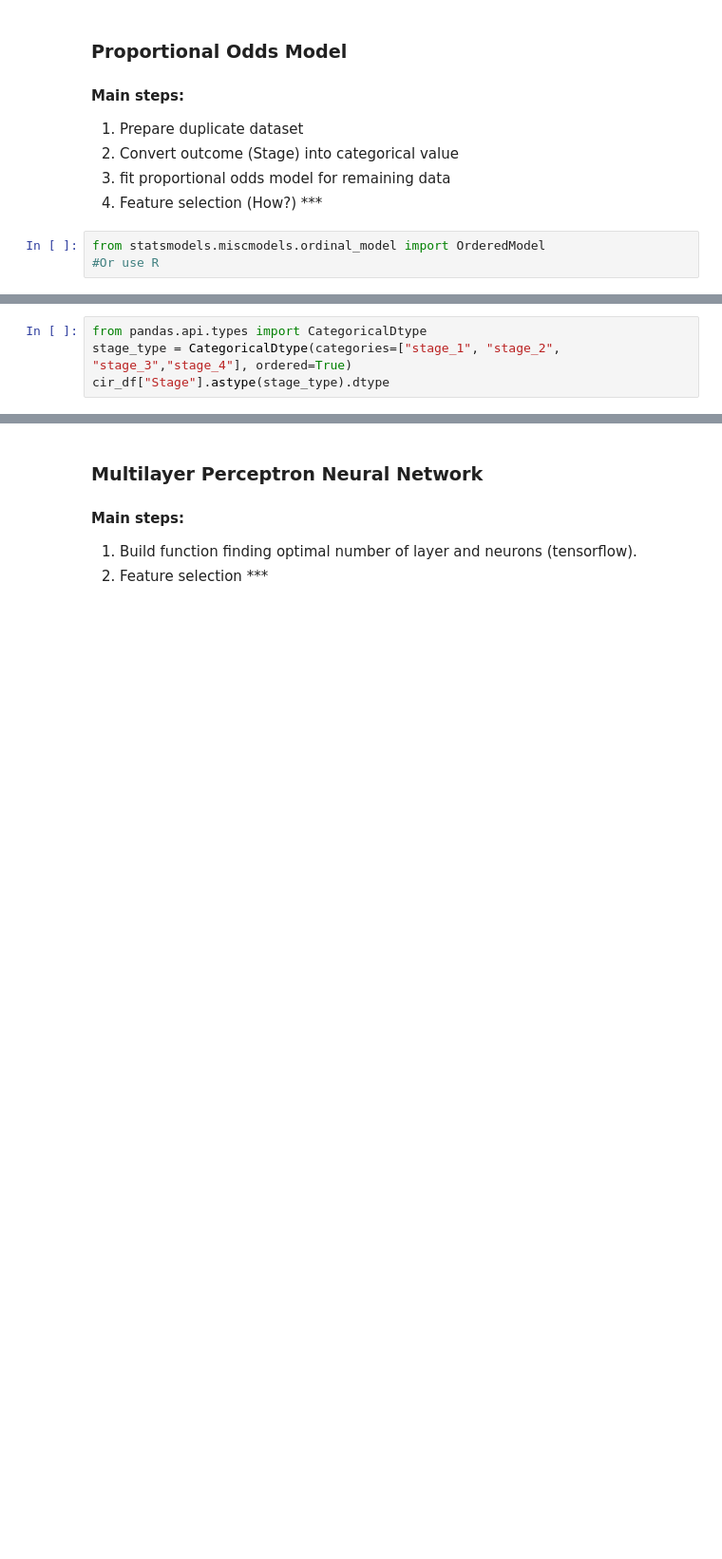
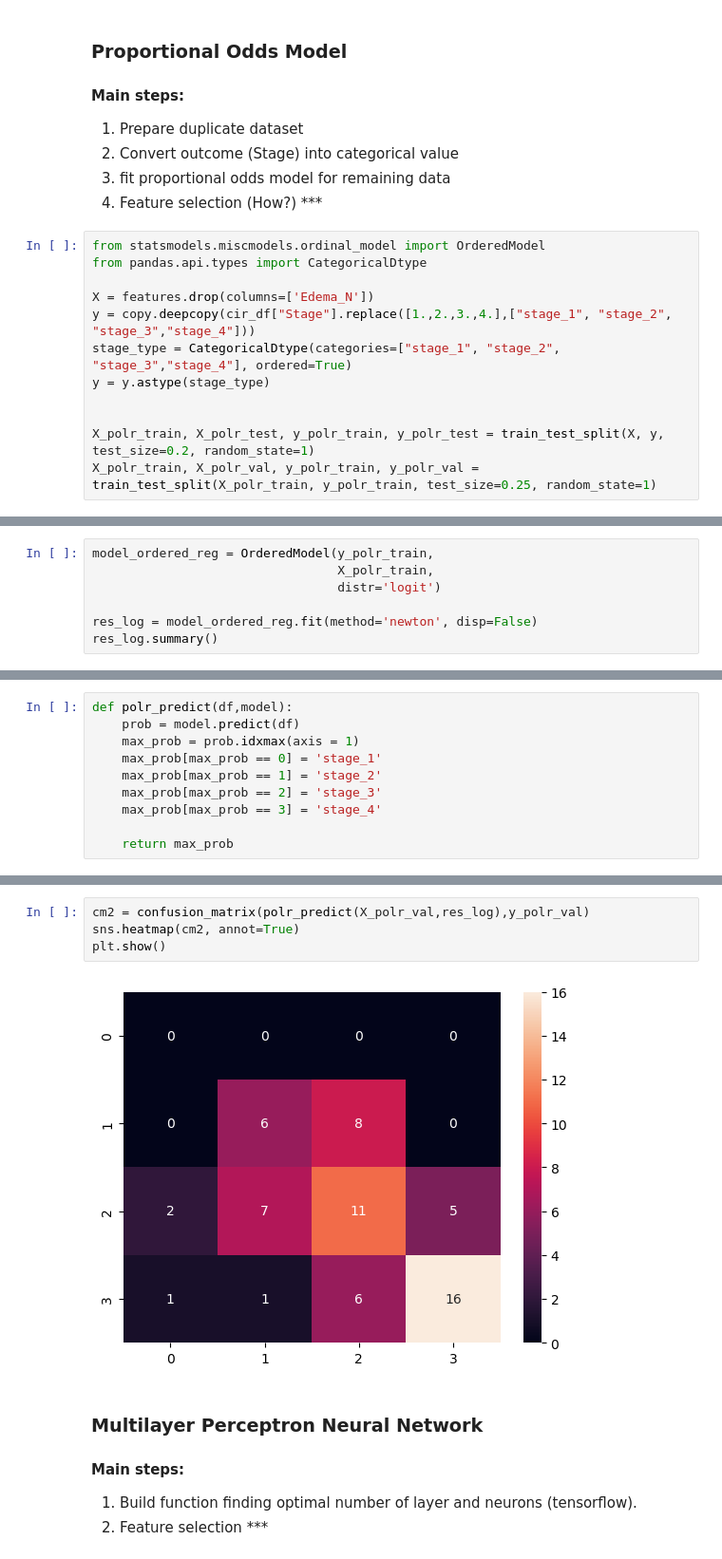
Before and after one commit to YixuanJiao04/Breast-Cancer-Classification, a Jupyter notebook: Liver-Cirhosis-Prediction.ipynb, the cells around one changed output, grey strips where cells are left out. Shown: that part at 95% size. Cells and saved outputs as stored; diff of their text form; blank space fills up the shorter version.

```diff
--- a/Liver-Cirhosis-Prediction.ipynb
+++ b/Liver-Cirhosis-Prediction.ipynb
@@ -119,4 +245,13 @@ cir_df = cir_df.drop(columns = ['Status','N_Days'])
 3. Feature selection (How?) ***
 # %%
 from statsmodels.miscmodels.ordinal_model import OrderedModel
-#Or use R
+from pandas.api.types import CategoricalDtype
+
+X = features.drop(columns=['Edema_N'])
+y = copy.deepcopy(cir_df["Stage"].replace([1.,2.,3.,4.],["stage_1", "stage_2", "stage_3","stage_4"]))
+stage_type = CategoricalDtype(categories=["stage_1", "stage_2", "stage_3","stage_4"], ordered=True)
+y = y.astype(stage_type)
+
+
+X_polr_train, X_polr_test, y_polr_train, y_polr_test = train_test_split(X, y, test_size=0.2, random_state=1)
+X_polr_train, X_polr_val, y_polr_train, y_polr_val = train_test_split(X_polr_train, y_polr_train, test_size=0.25, random_state=1)
@@ -125,5 +274,8 @@ cir_df["Stage"] = cir_df["Stage"].astype("category")
 # %%
-from pandas.api.types import CategoricalDtype
-stage_type = CategoricalDtype(categories=["stage_1", "stage_2", "stage_3","stage_4"], ordered=True)
-cir_df["Stage"].astype(stage_type).dtype
+model_ordered_reg = OrderedModel(y_polr_train,
+                                 X_polr_train,
+                                 distr='logit')
+
+res_log = model_ordered_reg.fit(method='newton', disp=False)
+res_log.summary()
 # %% [output]
@@ -130,0 +307,10 @@ CategoricalDtype(categories=['stage_1', 'stage_2', 'stage_3', 'stage_4'], ordere
+# %%
+def polr_predict(df,model):
+    prob = model.predict(df)
+    max_prob = prob.idxmax(axis = 1)
+    max_prob[max_prob == 0] = 'stage_1'
+    max_prob[max_prob == 1] = 'stage_2'
+    max_prob[max_prob == 2] = 'stage_3'
+    max_prob[max_prob == 3] = 'stage_4'
+
+    return max_prob
@@ -131,3 +321,9 @@ CategoricalDtype(categories=['stage_1', 'stage_2', 'stage_3', 'stage_4'], ordere
+# %%
+cm2 = confusion_matrix(polr_predict(X_polr_val,res_log),y_polr_val)
+sns.heatmap(cm2, annot=True)
+plt.show()
+# %% [output]
+[figure, added]
 # %% [markdown]
 ### Multilayer Perceptron Neural Network
 #### Main steps:
```
Also changed, not shown: parts of 33 cells of this notebook.
